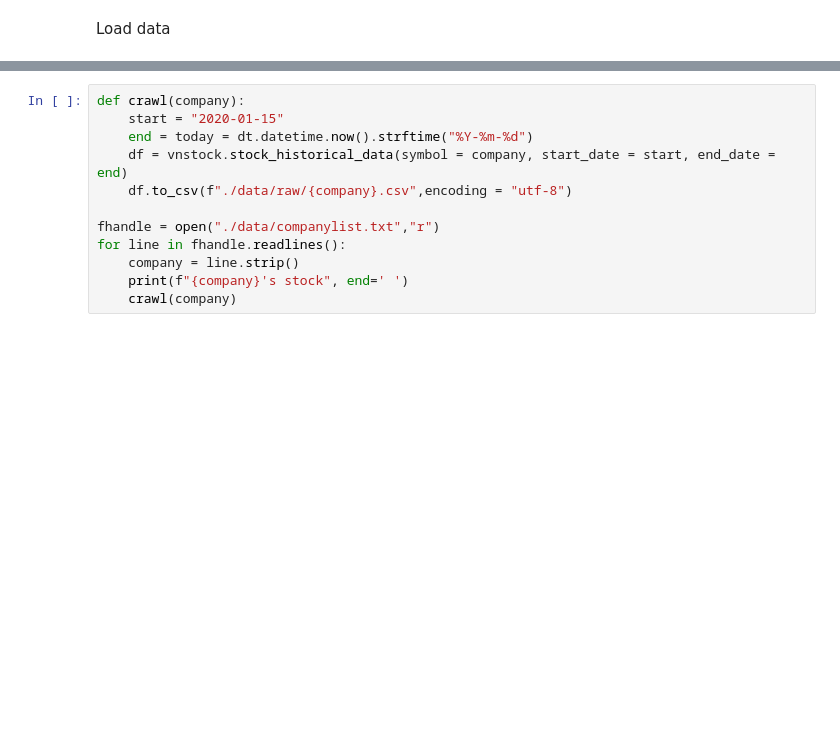
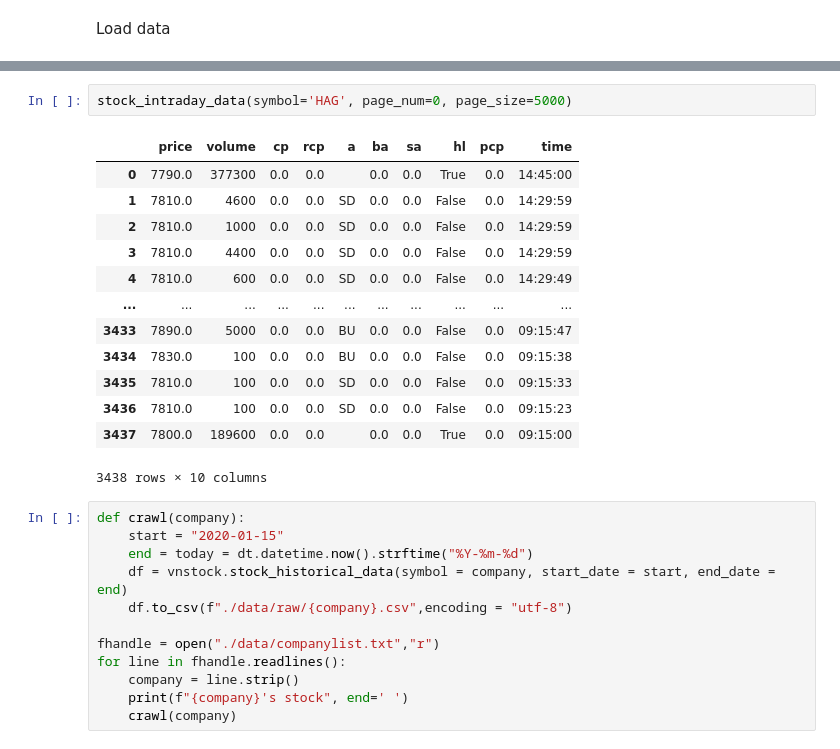
Before and after one commit to Zeres-Engel/Surfing-Stock, a Jupyter notebook: AI model/CreateModel.ipynb, the cells around one changed output, grey strips where cells are left out. Drawn from its saved outputs; the diff is of its cells as text; blank space fills up the shorter version.

```diff
--- a/AI model/CreateModel.ipynb
+++ b/AI model/CreateModel.ipynb
@@ -27,3 +86,19 @@ Load data
+# %%
+stock_intraday_data(symbol='HAG', page_num=0, page_size=5000)
+# %% [output]
+|  | price | volume | cp | rcp | a | ba | sa | hl | pcp | time |
+| 0 | 7790.0 | 377300 | 0.0 | 0.0 |  | 0.0 | 0.0 | True | 0.0 | 14:45:00 |
+| 1 | 7810.0 | 4600 | 0.0 | 0.0 | SD | 0.0 | 0.0 | False | 0.0 | 14:29:59 |
+| 2 | 7810.0 | 1000 | 0.0 | 0.0 | SD | 0.0 | 0.0 | False | 0.0 | 14:29:59 |
+| 3 | 7810.0 | 4400 | 0.0 | 0.0 | SD | 0.0 | 0.0 | False | 0.0 | 14:29:59 |
+| 4 | 7810.0 | 600 | 0.0 | 0.0 | SD | 0.0 | 0.0 | False | 0.0 | 14:29:49 |
+| ... | ... | ... | ... | ... | ... | ... | ... | ... | ... | ... |
+| 3433 | 7890.0 | 5000 | 0.0 | 0.0 | BU | 0.0 | 0.0 | False | 0.0 | 09:15:47 |
+| 3434 | 7830.0 | 100 | 0.0 | 0.0 | BU | 0.0 | 0.0 | False | 0.0 | 09:15:38 |
+| 3435 | 7810.0 | 100 | 0.0 | 0.0 | SD | 0.0 | 0.0 | False | 0.0 | 09:15:33 |
+| 3436 | 7810.0 | 100 | 0.0 | 0.0 | SD | 0.0 | 0.0 | False | 0.0 | 09:15:23 |
+| 3437 | 7800.0 | 189600 | 0.0 | 0.0 |  | 0.0 | 0.0 | True | 0.0 | 09:15:00 |
+3438 rows × 10 columns
 # %%
 def crawl(company):
     start = "2020-01-15"
```
Also changed, not shown: parts of 14 cells of this notebook, 41 other files.
